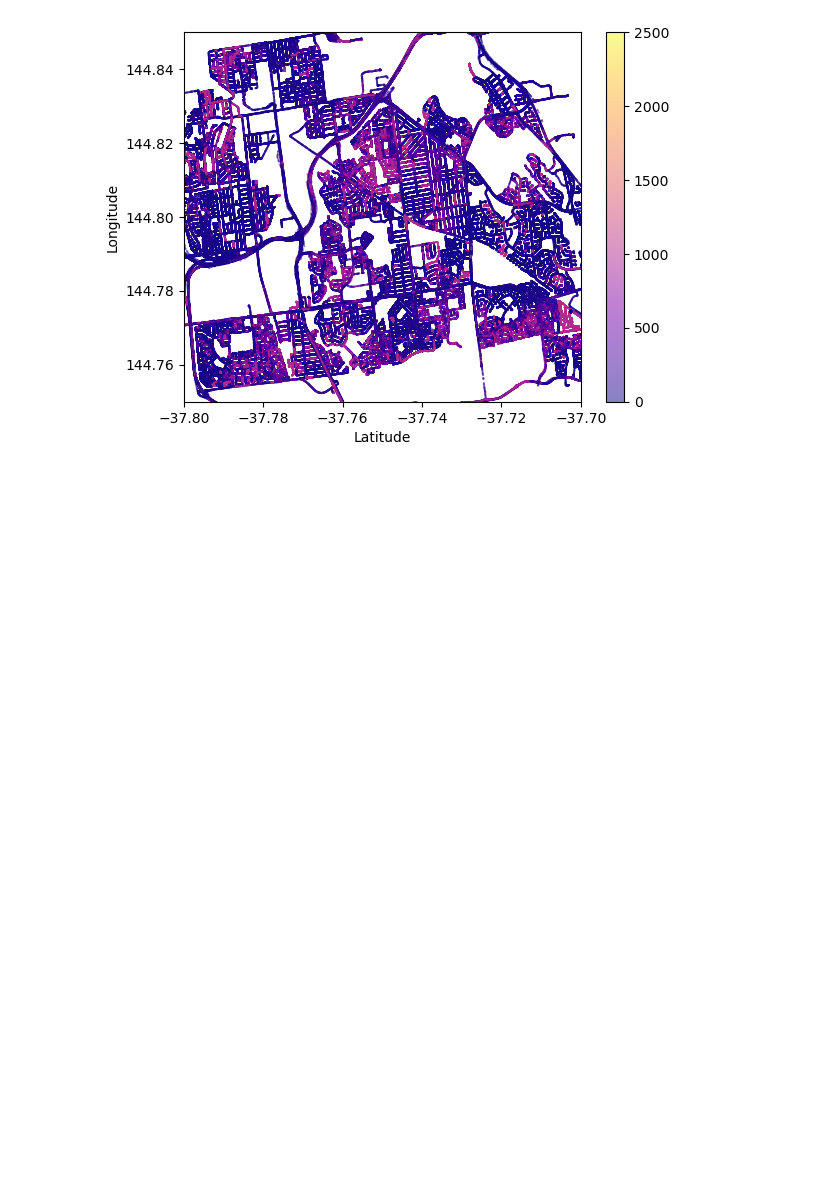
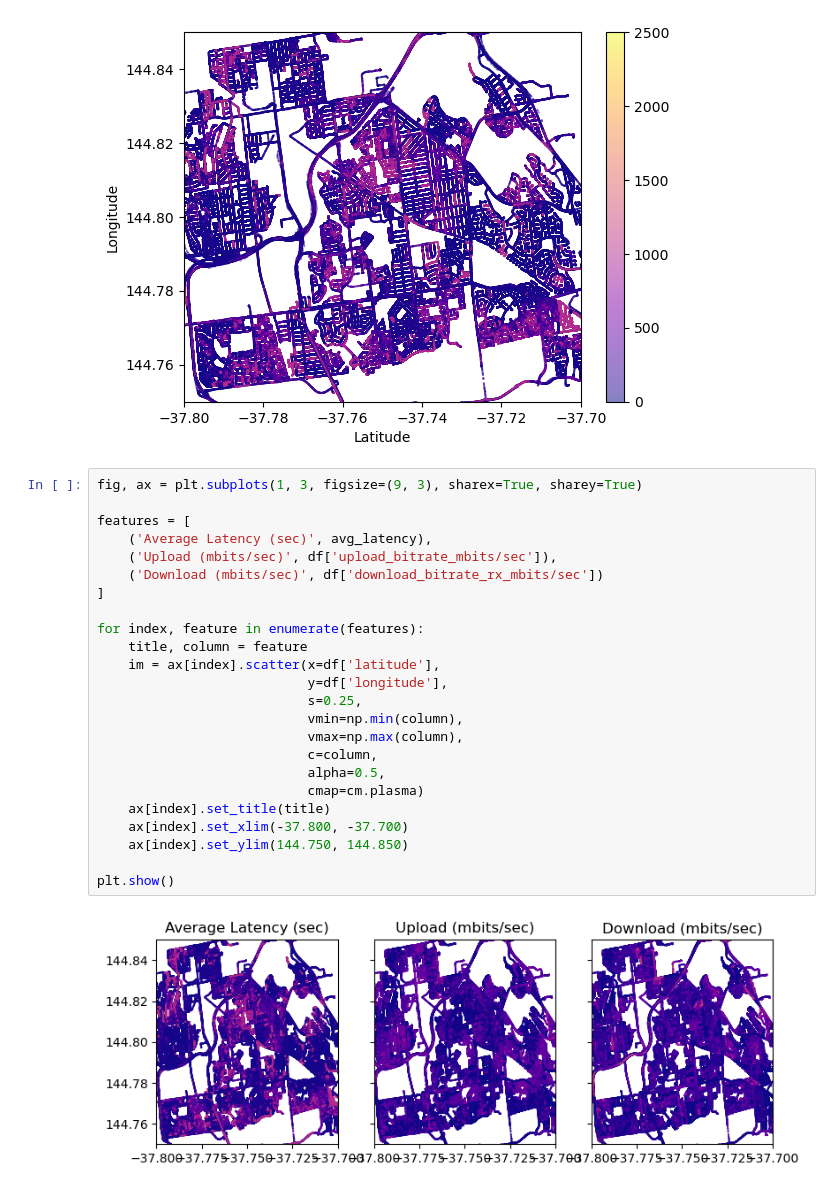
Before and after one commit to ClivePatrick/cos40007-group-project, a Jupyter notebook: data_exploration.ipynb, the cells around one changed output. Saved outputs shown, nothing was run; the diff lists cells and outputs as text; blank space fills up the shorter version.

Commit message:
Added plots for download and upload speeds

```diff
--- a/data_exploration.ipynb
+++ b/data_exploration.ipynb
@@ -34,3 +34,29 @@ plt.axis([-37.800, -37.700, 144.750, 144.850])
 plt.show()
 # %% [output]
 [figure]
+# %%
+fig, ax = plt.subplots(1, 3, figsize=(9, 3), sharex=True, sharey=True)
+
+features = [
+    ('Average Latency (sec)', avg_latency),
+    ('Upload (mbits/sec)', df['upload_bitrate_mbits/sec']),
+    ('Download (mbits/sec)', df['download_bitrate_rx_mbits/sec'])
+]
+
+for index, feature in enumerate(features):
+    title, column = feature
+    im = ax[index].scatter(x=df['latitude'],
+                           y=df['longitude'],
+                           s=0.25,
+                           vmin=np.min(column),
+                           vmax=np.max(column),
+                           c=column,
+                           alpha=0.5,
+                           cmap=cm.plasma)
+    ax[index].set_title(title)
+    ax[index].set_xlim(-37.800, -37.700)
+    ax[index].set_ylim(144.750, 144.850)
+
+plt.show()
+# %% [output]
+[figure, added]
```
